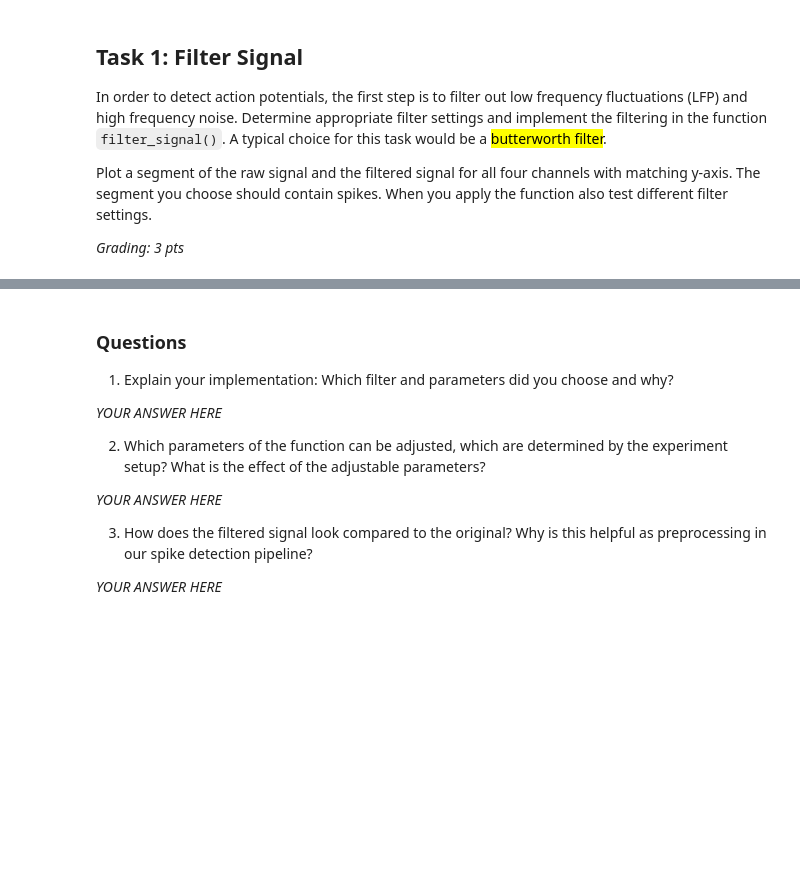
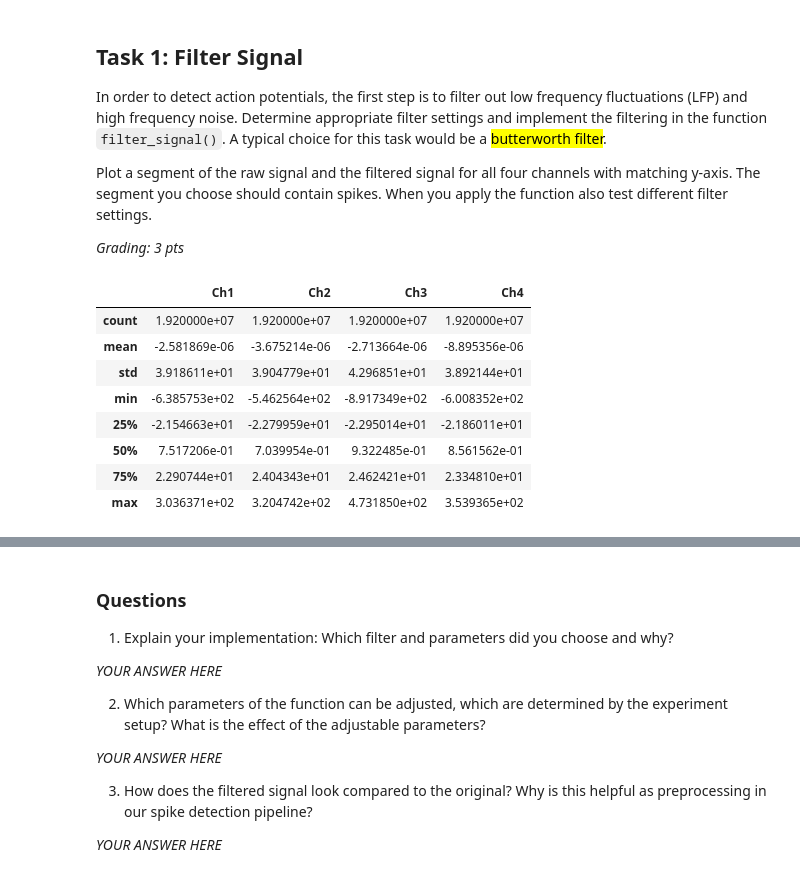
Before and after one commit to JuliusGrote/NDS_2025, a Jupyter notebook: notebooks/CodingLab1.ipynb, the cells around one changed output, grey strips where cells are left out. Cells and saved outputs as stored; diff of their text form; code cells hidden in the pictures; blank space fills up the shorter version.

```diff
--- a/notebooks/CodingLab1.ipynb
+++ b/notebooks/CodingLab1.ipynb
@@ -152,5 +165,18 @@ def filter_signal(
 # %%
 xf = filter_signal(x, fs, 500, 4000)
+
+# display the filtered signal
+xf.describe()
+# %% [output]
+|  | Ch1 | Ch2 | Ch3 | Ch4 |
+| count | 1.920000e+07 | 1.920000e+07 | 1.920000e+07 | 1.920000e+07 |
+| mean | -2.581869e-06 | -3.675214e-06 | -2.713664e-06 | -8.895356e-06 |
+| std | 3.918611e+01 | 3.904779e+01 | 4.296851e+01 | 3.892144e+01 |
+| min | -6.385753e+02 | -5.462564e+02 | -8.917349e+02 | -6.008352e+02 |
+| 25% | -2.154663e+01 | -2.279959e+01 | -2.295014e+01 | -2.186011e+01 |
+| 50% | 7.517206e-01 | 7.039954e-01 | 9.322485e-01 | 8.561562e-01 |
+| 75% | 2.290744e+01 | 2.404343e+01 | 2.462421e+01 | 2.334810e+01 |
+| max | 3.036371e+02 | 3.204742e+02 | 4.731850e+02 | 3.539365e+02 |
 # %%
 mosaic = [
     ["raw: Ch1", "filtered: Ch1"],
```
Also changed, not shown: parts of 3 cells of this notebook.
